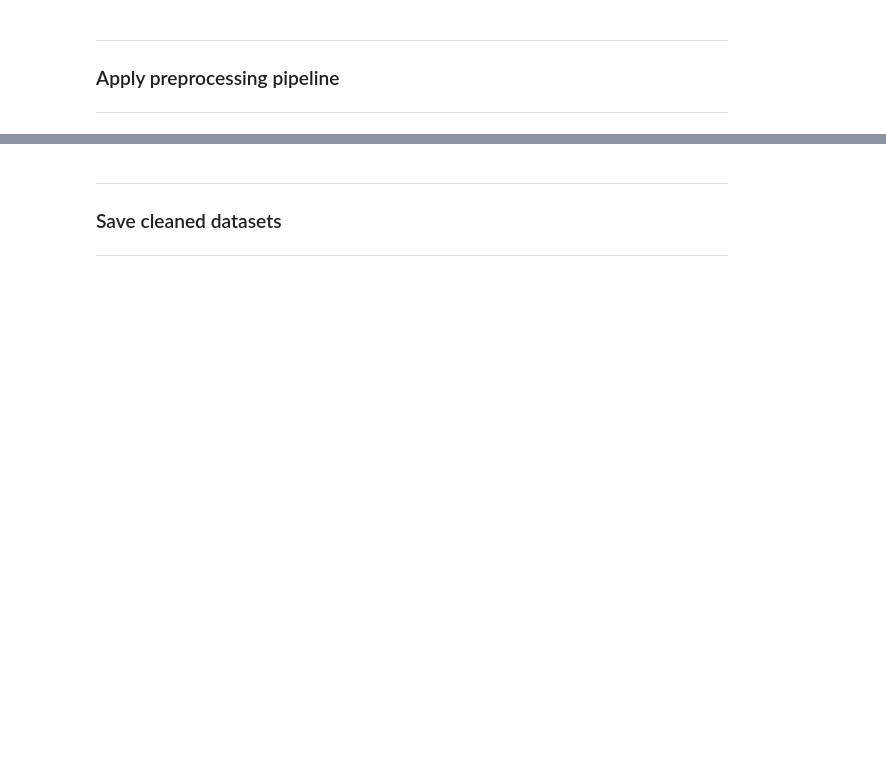
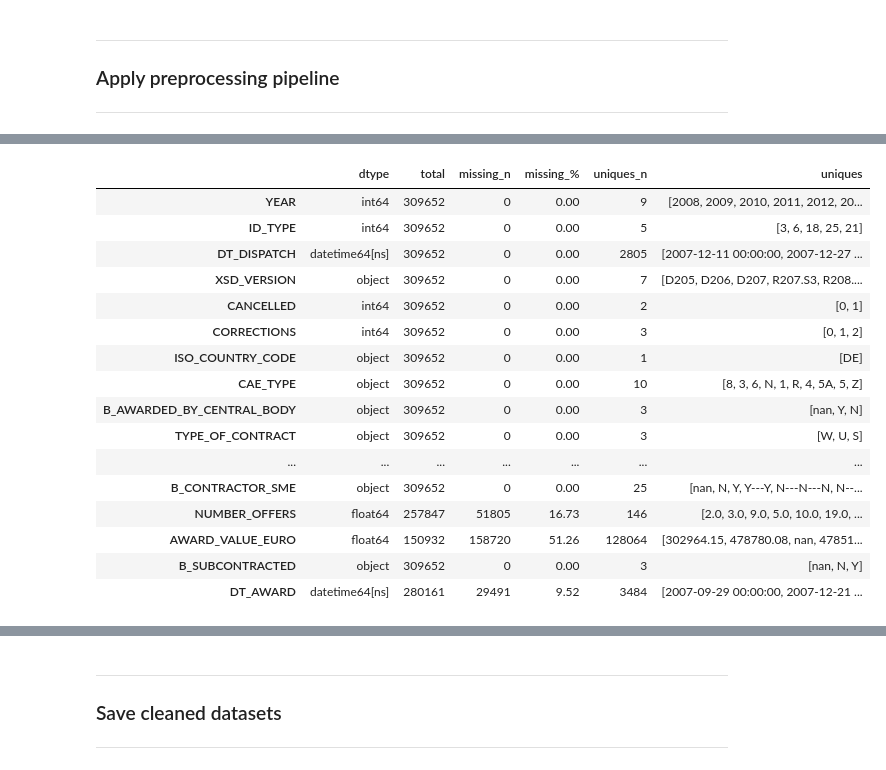
Before and after one commit to datascience-faina/public-procurement-support, a Jupyter notebook: notebooks/02_preprocessing.ipynb, the cells around one changed output, grey strips where cells are left out. Saved outputs shown, nothing was run; the diff lists cells and outputs as text; code cells hidden in the pictures; blank space fills up the shorter version.

```diff
--- a/notebooks/02_preprocessing.ipynb
+++ b/notebooks/02_preprocessing.ipynb
@@ -90,0 +129,21 @@ df_de_clean = preprocess(df_de)
+# %%
+# inspekt of the cleaned dataset  for Germany
+overview(df_de_clean)
+# %% [output]
+|  | dtype | total | missing_n | missing_% | uniques_n | uniques |
+| YEAR | int64 | 309652 | 0 | 0.00 | 9 | [2008, 2009, 2010, 2011, 2012, 20... |
+| ID_TYPE | int64 | 309652 | 0 | 0.00 | 5 | [3, 6, 18, 25, 21] |
+| DT_DISPATCH | datetime64[ns] | 309652 | 0 | 0.00 | 2805 | [2007-12-11 00:00:00, 2007-12-27 ... |
+| XSD_VERSION | object | 309652 | 0 | 0.00 | 7 | [D205, D206, D207, R207.S3, R208.... |
+| CANCELLED | int64 | 309652 | 0 | 0.00 | 2 | [0, 1] |
+| CORRECTIONS | int64 | 309652 | 0 | 0.00 | 3 | [0, 1, 2] |
+| ISO_COUNTRY_CODE | object | 309652 | 0 | 0.00 | 1 | [DE] |
+| CAE_TYPE | object | 309652 | 0 | 0.00 | 10 | [8, 3, 6, N, 1, R, 4, 5A, 5, Z] |
+| B_AWARDED_BY_CENTRAL_BODY | object | 309652 | 0 | 0.00 | 3 | [nan, Y, N] |
+| TYPE_OF_CONTRACT | object | 309652 | 0 | 0.00 | 3 | [W, U, S] |
+| ... | ... | ... | ... | ... | ... | ... |
+| B_CONTRACTOR_SME | object | 309652 | 0 | 0.00 | 25 | [nan, N, Y, Y---Y, N---N---N, N--... |
+| NUMBER_OFFERS | float64 | 257847 | 51805 | 16.73 | 146 | [2.0, 3.0, 9.0, 5.0, 10.0, 19.0, ... |
+| AWARD_VALUE_EURO | float64 | 150932 | 158720 | 51.26 | 128064 | [302964.15, 478780.08, nan, 47851... |
+| B_SUBCONTRACTED | object | 309652 | 0 | 0.00 | 3 | [nan, N, Y] |
+| DT_AWARD | datetime64[ns] | 280161 | 29491 | 9.52 | 3484 | [2007-09-29 00:00:00, 2007-12-21 ... |
```
Also changed, not shown: parts of 10 cells of this notebook, 4 other files.
